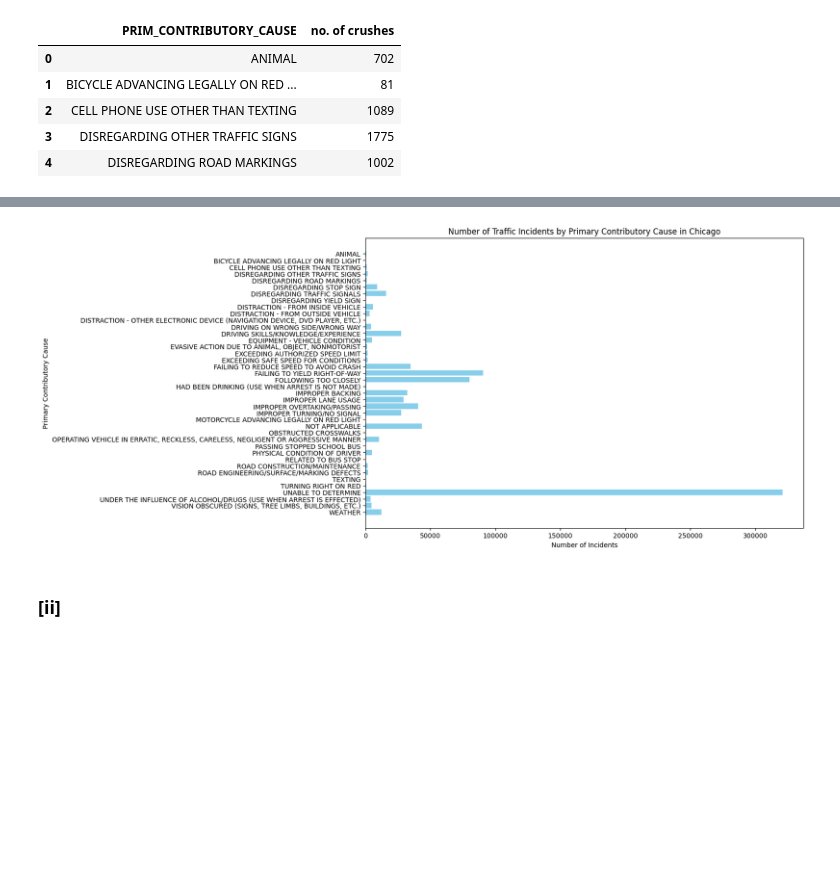
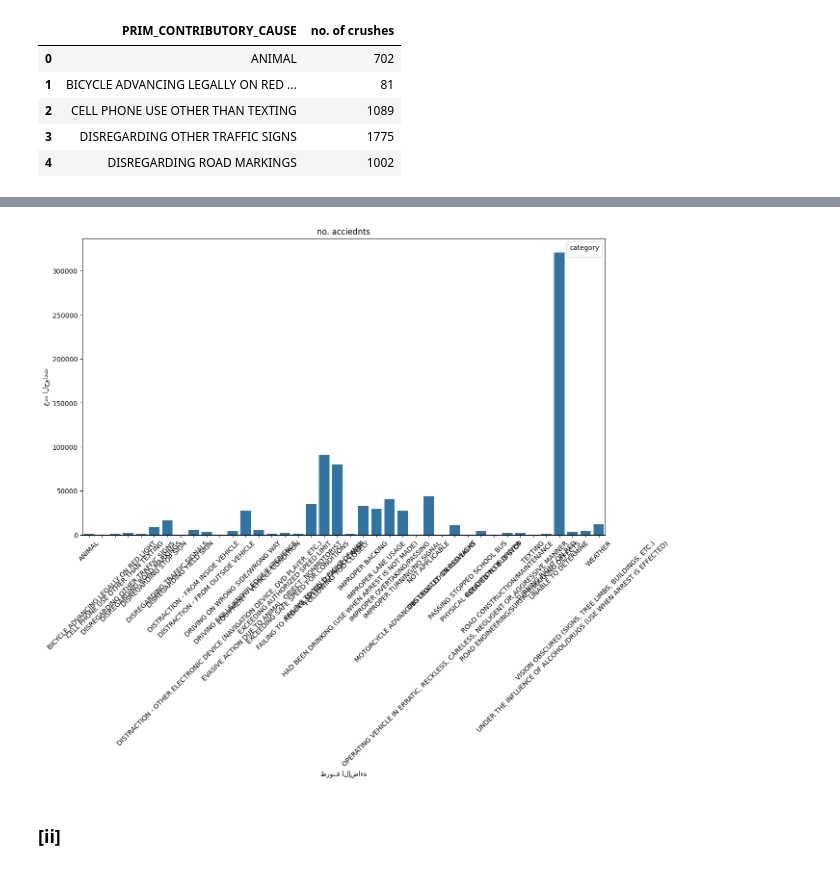
Before and after one commit to abdhashas/Data_mining_project, a Jupyter notebook: DM_HOMEWORK_1_BY_[عبدالرؤوف حسحس _طوني بطرس _عبد الله الزبداني].ipynb, the cells around one changed output, grey strips where cells are left out. Cells and saved outputs as stored; diff of their text form; code cells hidden in the pictures; blank space fills up the shorter version.

```diff
--- a/DM_HOMEWORK_1_BY_[عبدالرؤوف حسحس _طوني بطرس _عبد الله الزبداني].ipynb
+++ b/DM_HOMEWORK_1_BY_[عبدالرؤوف حسحس _طوني بطرس _عبد الله الزبداني].ipynb
@@ -1235,12 +1245,13 @@ primary_reason_count.head()
 # %%
-plt.figure(figsize=(12, 8))
-plt.barh(primary_reason_count['PRIM_CONTRIBUTORY_CAUSE'], primary_reason_count['no. of crushes'], color='skyblue')
-plt.xlabel('Number of Incidents')
-plt.ylabel('Primary Contributory Cause')
-plt.title('Number of Traffic Incidents by Primary Contributory Cause in Chicago')
-plt.gca().invert_yaxis()  # Invert y-axis to have the highest value on top
+plt.figure(figsize=(14, 8))
+sns.barplot(data=primary_reason_count, x='PRIM_CONTRIBUTORY_CAUSE', y='no. of crushes')
+plt.title('no. acciednts')
+plt.xlabel('ظروف الإضاءة')
+plt.ylabel('عدد الحوادث')
+plt.xticks(rotation=45)
+plt.legend(title='category')
 plt.show()
 # %% [output]
-[figure, old version]
+[figure, new version]
 # %% [markdown]
 ### [ii]
```
Also changed, not shown: parts of 3 cells of this notebook.
